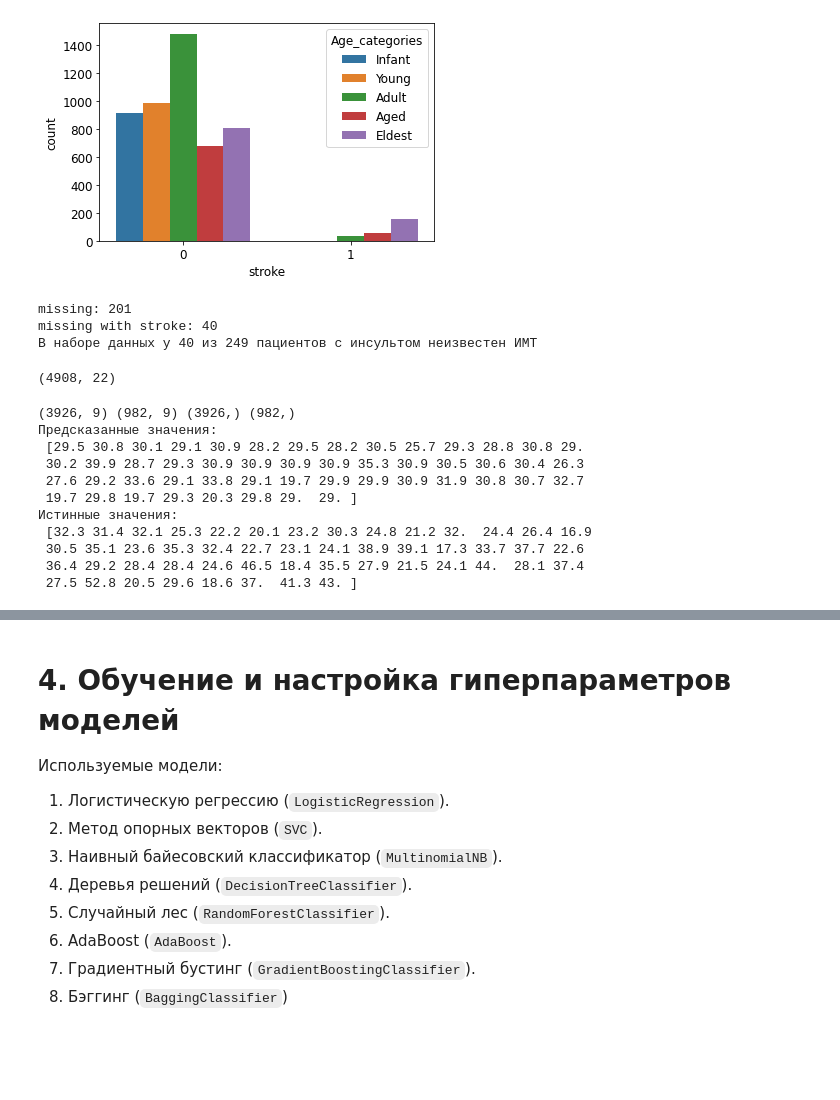
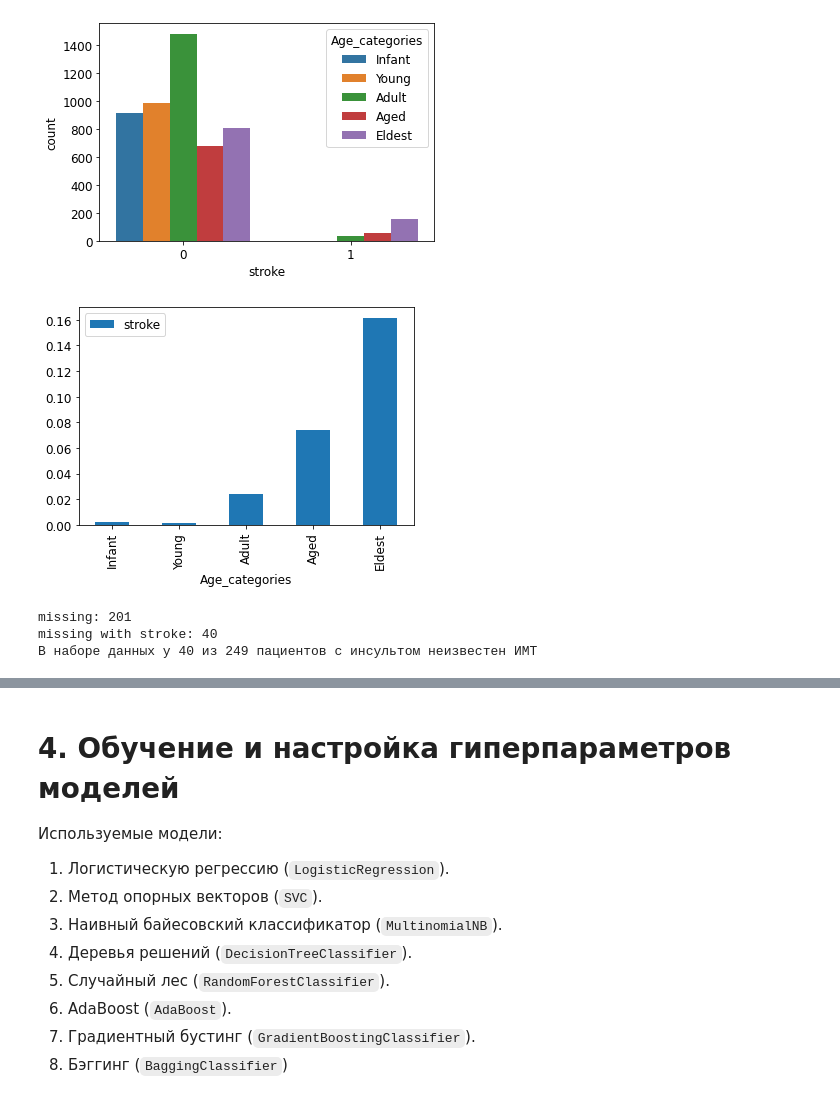
Before and after one commit to Loinen/ml_labs, a Jupyter notebook: ml_stroke_prediction.ipynb, the cells around one changed output, grey strips where cells are left out. Saved outputs shown, nothing was run; the diff lists cells and outputs as text; code cells hidden in the pictures; blank space fills up the shorter version.

```diff
--- a/ml_stroke_prediction.ipynb
+++ b/ml_stroke_prediction.ipynb
@@ -233,6 +243,12 @@ dtype: int64
 (5109, 11)
 <matplotlib.axes._subplots.AxesSubplot at 0x...>
 [figure]
+# %%
+age_cat_pivot = dataset.pivot_table(index="Age_categories",values="stroke")
+age_cat_pivot.plot.bar()
+plt.show()
+# %% [output]
+[figure, added]
 # %%
 def create_dummies(df, column_name):
     dum = pd.get_dummies(df[column_name], prefix=column_name)
@@ -257,40 +269,3 @@ print("В наборе данных у 40 из 249 пациентов с инс
 missing: 201
 missing with stroke: 40
 В наборе данных у 40 из 249 пациентов с инсультом неизвестен ИМТ
-# %%
-# пробуем предсказать имт, вместо медианы\среднего
-data = dataset.copy()
-data = data[~data.bmi.isna()]
-print(data.shape)
-y = data['bmi']
-
-data = data[['hypertension_0', 'hypertension_1', 'avg_glucose_level', 'work_type_children',
-             'Age_categories_Infant', 'Age_categories_Young', 'Age_categories_Adult', 'Age_categories_Aged', 'Age_categories_Eldest']]
-# %% [output]
-(4908, 22)
-# %%
-from sklearn.ensemble import GradientBoostingRegressor
-
-# у нас всего 249 пациентов с инсультом из 5к. все они находятся в начале датасета
-x_train, x_test, y_train, y_test = train_test_split(data, y, train_size=0.8, random_state=42)
-print(x_train.shape, x_test.shape, y_train.shape, y_test.shape)
-
-model = Pipeline( steps=[ ('scale',StandardScaler()),
-                          ('lr',GradientBoostingRegressor(random_state=42))])
-model.fit(x_train, y_train)
-y_pred = model.predict(x_test)
-
-print('Предсказанные значения:\n', np.around(list(y_pred[:50]), 1))
-print('Истинные значения:\n', np.around(list(y_test[:50]), 1))
-# %% [output]
-(3926, 9) (982, 9) (3926,) (982,)
-Предсказанные значения:
- [29.5 30.8 30.1 29.1 30.9 28.2 29.5 28.2 30.5 25.7 29.3 28.8 30.8 29.
- 30.2 39.9 28.7 29.3 30.9 30.9 30.9 30.9 35.3 30.9 30.5 30.6 30.4 26.3
- 27.6 29.2 33.6 29.1 33.8 29.1 19.7 29.9 29.9 30.9 31.9 30.8 30.7 32.7
- 19.7 29.8 19.7 29.3 20.3 29.8 29.  29. ]
-Истинные значения:
- [32.3 31.4 32.1 25.3 22.2 20.1 23.2 30.3 24.8 21.2 32.  24.4 26.4 16.9
- 30.5 35.1 23.6 35.3 32.4 22.7 23.1 24.1 38.9 39.1 17.3 33.7 37.7 22.6
- 36.4 29.2 28.4 28.4 24.6 46.5 18.4 35.5 27.9 21.5 24.1 44.  28.1 37.4
- 27.5 52.8 20.5 29.6 18.6 37.  41.3 43. ]
```
Also changed, not shown: parts of 29 cells of this notebook.
